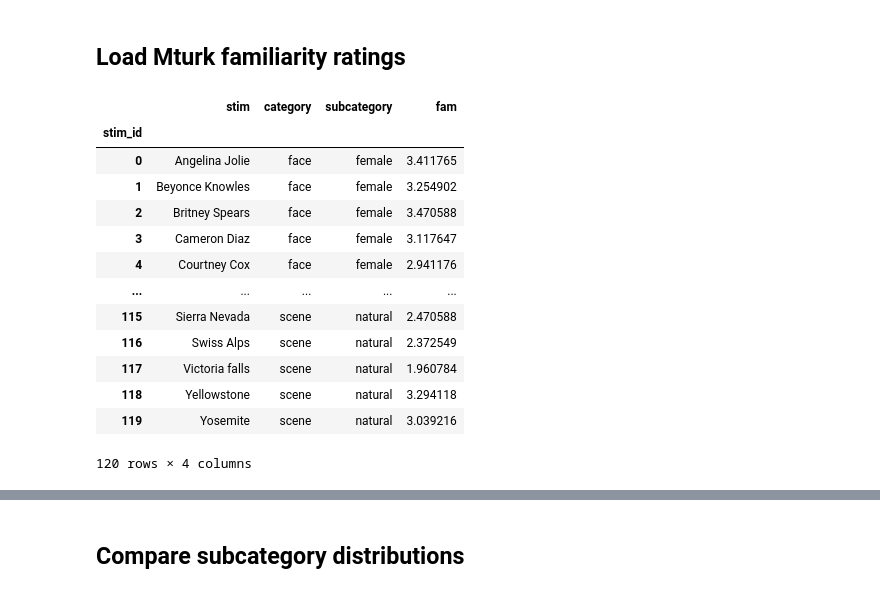
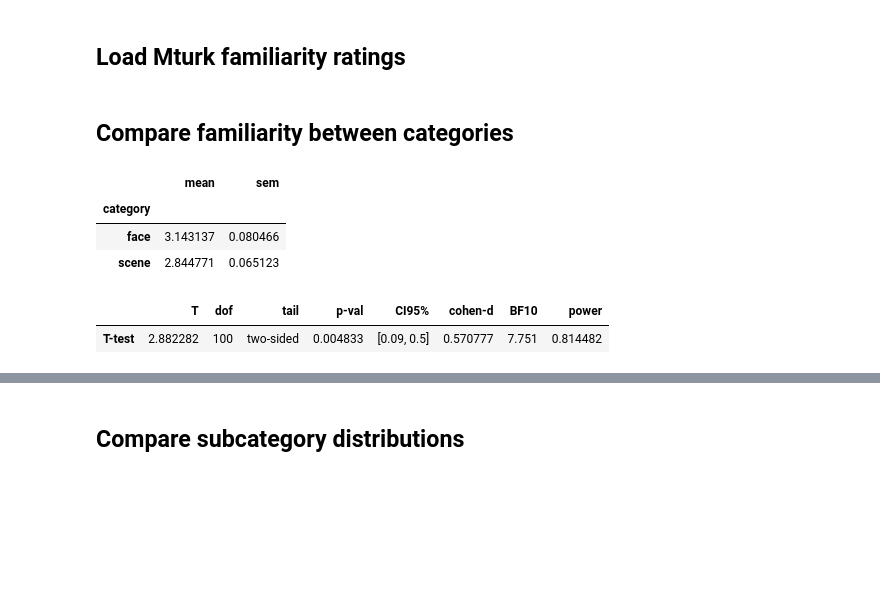
Before and after one commit to prestonlab/wikisim, a Jupyter notebook: jupyter/match_fam.ipynb, the cells around one changed output, grey strips where cells are left out. Cells and saved outputs as stored; diff of their text form; code cells hidden in the pictures; blank space fills up the shorter version.

```diff
--- a/jupyter/match_fam.ipynb
+++ b/jupyter/match_fam.ipynb
@@ -16,21 +16,24 @@ fam_file = '/Users/morton/Dropbox/work/bender/mturk/mturk_fam.csv'
 # %%
 fam = simtask.read_fam(fam_file)
 # %%
-items = fam.groupby('stim_id')[['stim', 'category', 'subcategory']].first()
-items['fam'] = fam.groupby('stim_id')['response'].mean()
-items
+grp = fam.groupby(['subcategory', 'subject'])
+sub = grp[['condition', 'category']].first()
+sub['fam'] = grp['response'].mean()
-# %% [output]
-|  | stim | category | subcategory | fam |
-| stim_id |  |  |  |  |
-| 0 | Angelina Jolie | face | female | 3.411765 |
-| 1 | Beyonce Knowles | face | female | 3.254902 |
-| 2 | Britney Spears | face | female | 3.470588 |
-| 3 | Cameron Diaz | face | female | 3.117647 |
-| 4 | Courtney Cox | face | female | 2.941176 |
-| ... | ... | ... | ... | ... |
-| 115 | Sierra Nevada | scene | natural | 2.470588 |
-| 116 | Swiss Alps | scene | natural | 2.372549 |
-| 117 | Victoria falls | scene | natural | 1.960784 |
-| 118 | Yellowstone | scene | natural | 3.294118 |
-| 119 | Yosemite | scene | natural | 3.039216 |
-120 rows × 4 columns
+# %%
+grp = sub.groupby(['category', 'subject'])
+cat = grp[['condition']].first()
+cat['fam'] = grp['fam'].mean()
+# %% [markdown]
+## Compare familiarity between categories
+# %%
+cat.groupby('category')['fam'].agg(['mean', 'sem'])
+# %% [output]
+|  | mean | sem |
+| category |  |  |
+| face | 3.143137 | 0.080466 |
+| scene | 2.844771 | 0.065123 |
+# %%
+pg.ttest(cat.loc['face', 'fam'], cat.loc['scene', 'fam'])
+# %% [output]
+|  | T | dof | tail | p-val | CI95% | cohen-d | BF10 | power |
+| T-test | 2.882282 | 100 | two-sided | 0.004833 | [0.09, 0.5] | 0.570777 | 7.751 | 0.814482 |
```
Also changed, not shown: parts of 19 cells of this notebook.
